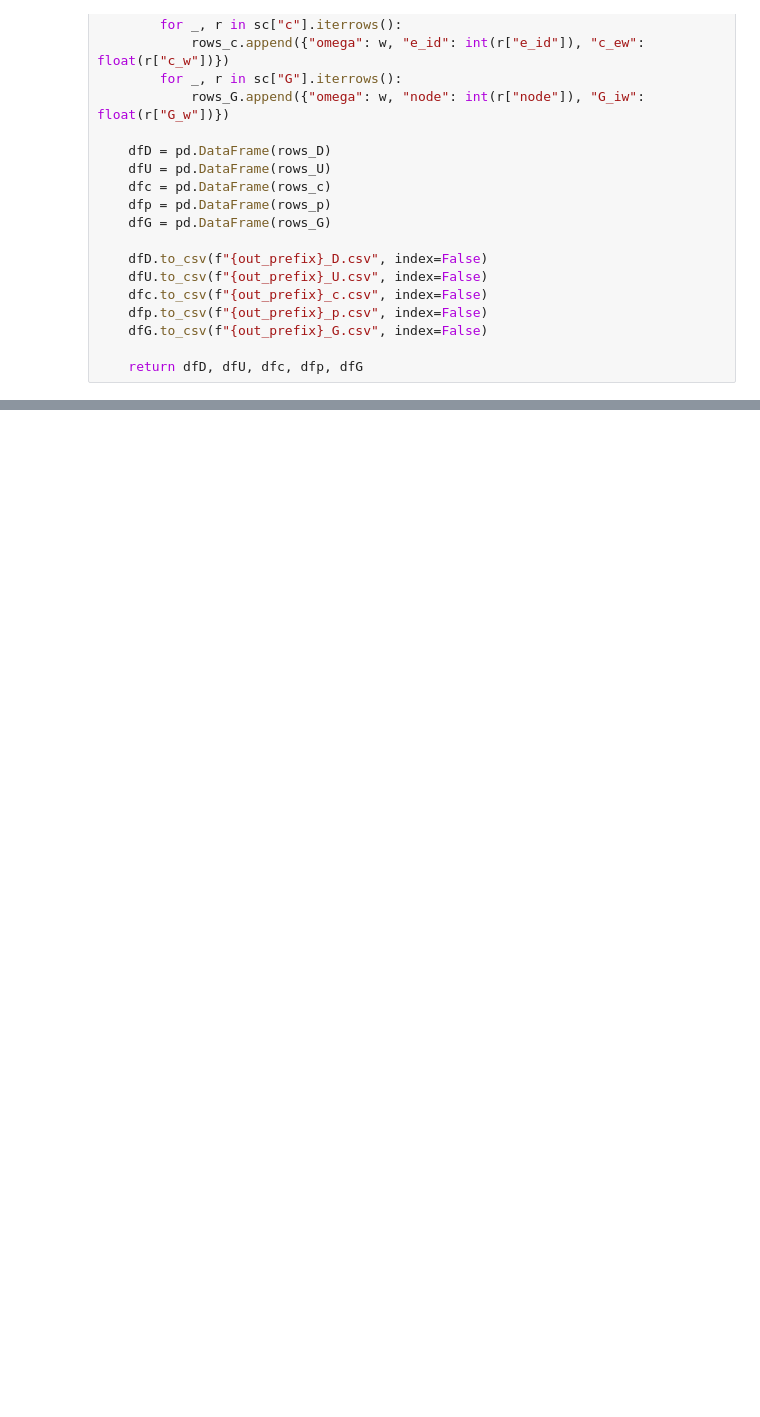
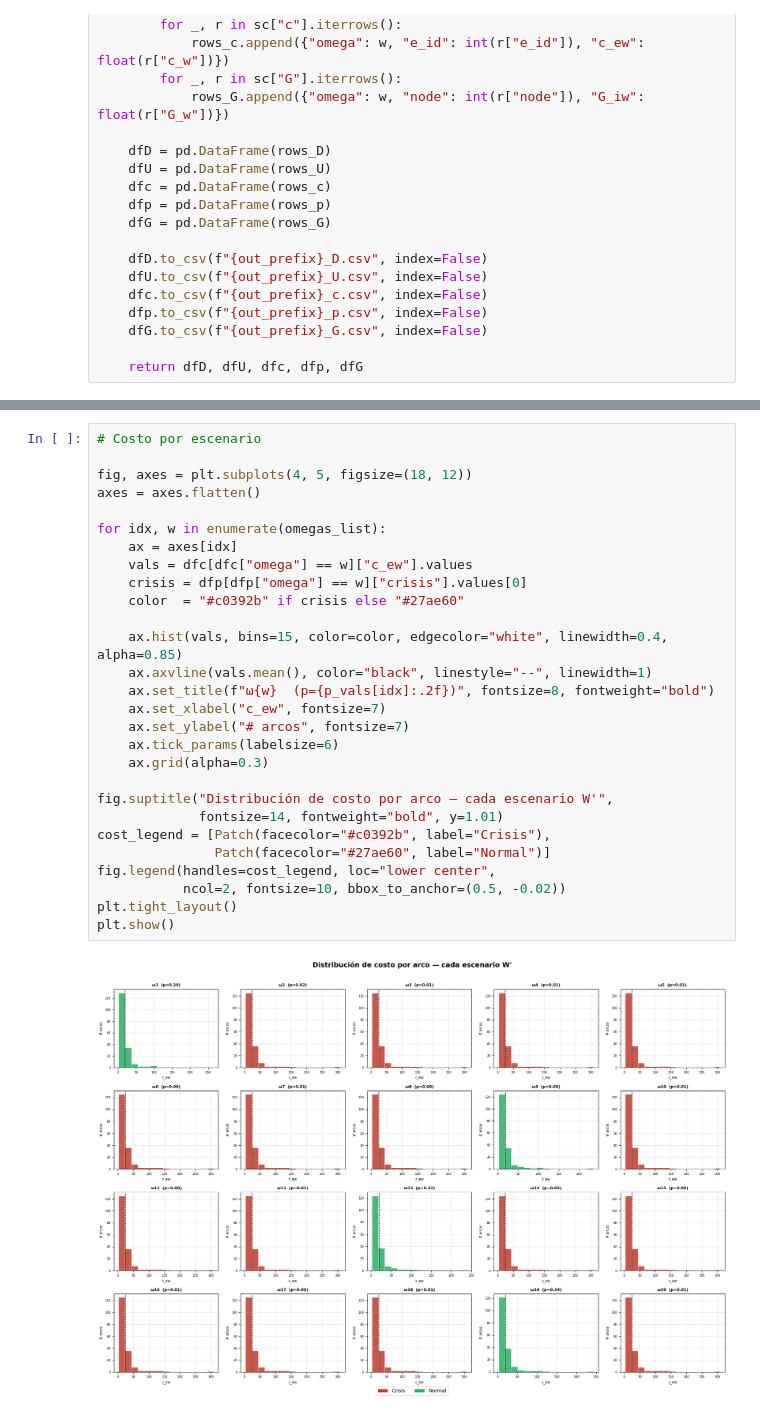
Before and after one commit to sofisacmu/obi_proyecto1, a Jupyter notebook: Escenarios/scenarios.ipynb, the cells around one changed output, grey strips where cells are left out. Drawn from its saved outputs; the diff is of its cells as text; blank space fills up the shorter version.

```diff
--- a/Escenarios/scenarios.ipynb
+++ b/Escenarios/scenarios.ipynb
@@ -255,0 +357,30 @@ np.float64(1.0000000000000002)
+# %%
+# Costo por escenario
+
+fig, axes = plt.subplots(4, 5, figsize=(18, 12))
+axes = axes.flatten()
+
+for idx, w in enumerate(omegas_list):
+    ax = axes[idx]
+    vals = dfc[dfc["omega"] == w]["c_ew"].values
+    crisis = dfp[dfp["omega"] == w]["crisis"].values[0]
+    color  = "#c0392b" if crisis else "#27ae60"
+
+    ax.hist(vals, bins=15, color=color, edgecolor="white", linewidth=0.4, alpha=0.85)
+    ax.axvline(vals.mean(), color="black", linestyle="--", linewidth=1)
+    ax.set_title(f"ω{w}  (p={p_vals[idx]:.2f})", fontsize=8, fontweight="bold")
+    ax.set_xlabel("c_ew", fontsize=7)
+    ax.set_ylabel("# arcos", fontsize=7)
+    ax.tick_params(labelsize=6)
+    ax.grid(alpha=0.3)
+
+fig.suptitle("Distribución de costo por arco — cada escenario W'",
+             fontsize=14, fontweight="bold", y=1.01)
+cost_legend = [Patch(facecolor="#c0392b", label="Crisis"),
+               Patch(facecolor="#27ae60", label="Normal")]
+fig.legend(handles=cost_legend, loc="lower center",
+           ncol=2, fontsize=10, bbox_to_anchor=(0.5, -0.02))
+plt.tight_layout()
+plt.show()
+# %% [output]
+[figure, added]
```
Also changed, not shown: parts of 15 cells of this notebook.
